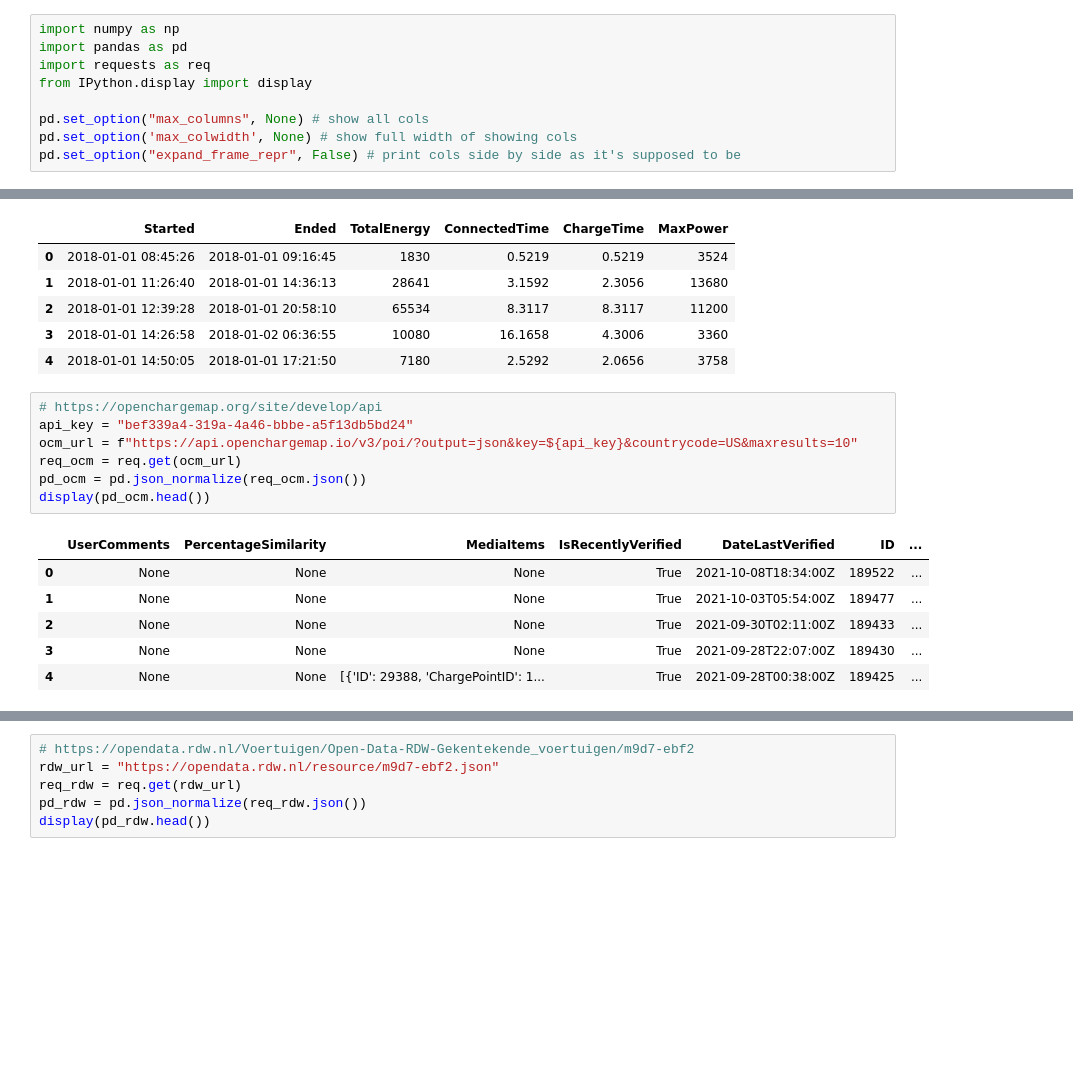
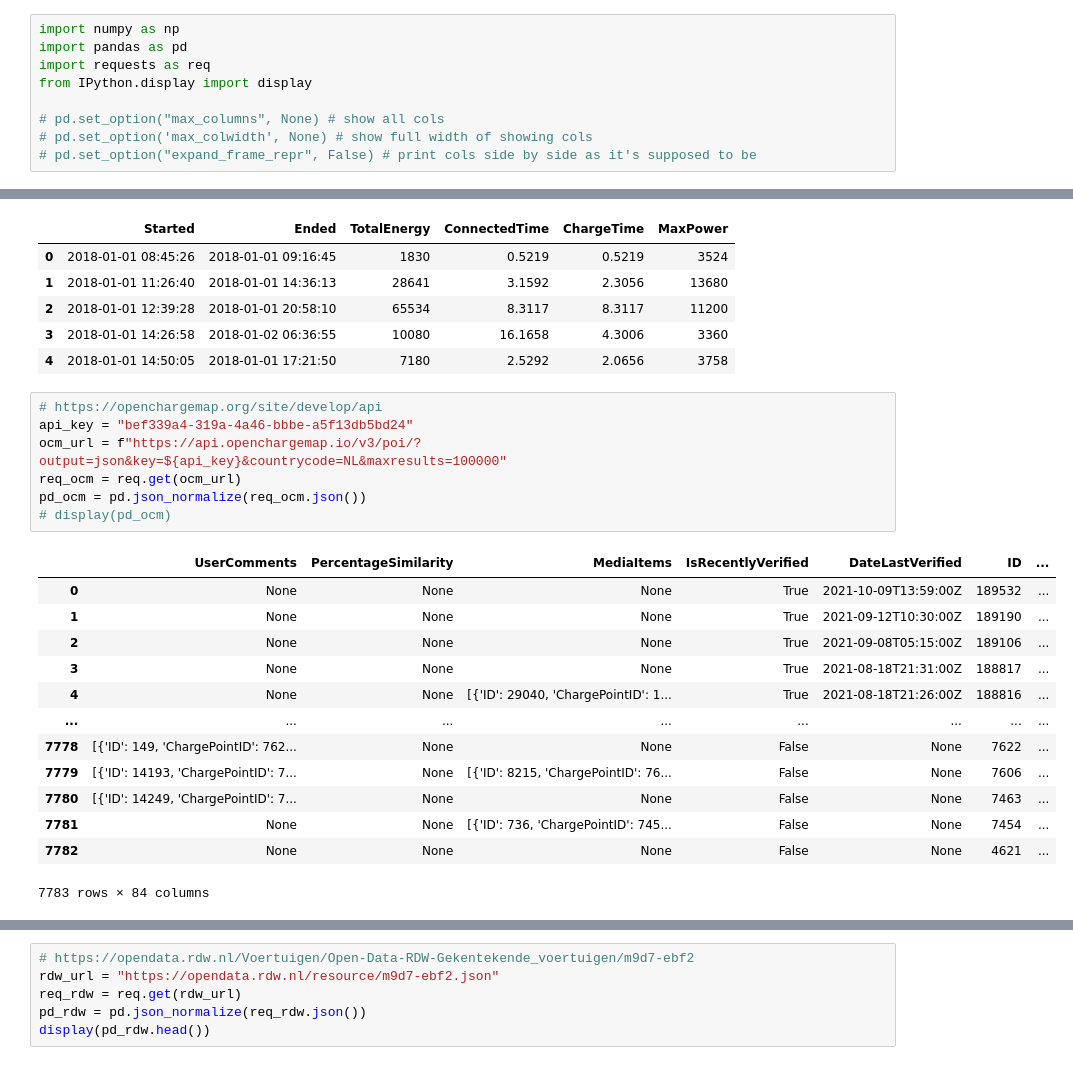
Before and after one commit to omwro/laadpalen, a Jupyter notebook: main.ipynb, the cells around one changed output, grey strips where cells are left out. Saved outputs shown, nothing was run; the diff lists cells and outputs as text; blank space fills up the shorter version.

```diff
--- a/main.ipynb
+++ b/main.ipynb
@@ -13,9 +13,9 @@ import pandas as pd
 import requests as req
 from IPython.display import display
 
-pd.set_option("max_columns", None) # show all cols
-pd.set_option('max_colwidth', None) # show full width of showing cols
-pd.set_option("expand_frame_repr", False) # print cols side by side as it's supposed to be
+# pd.set_option("max_columns", None) # show all cols
+# pd.set_option('max_colwidth', None) # show full width of showing cols
+# pd.set_option("expand_frame_repr", False) # print cols side by side as it's supposed to be
 # %% [markdown]
 ### Data imports
 # %%
@@ -31,14 +31,21 @@ pd_lpd.head()
 # %%
 # https://openchargemap.org/site/develop/api
 api_key = "bef339a4-319a-4a46-bbbe-a5f13db5bd24"
-ocm_url = f"https://api.openchargemap.io/v3/poi/?output=json&key=${api_key}&countrycode=US&maxresults=10"
+ocm_url = f"https://api.openchargemap.io/v3/poi/?output=json&key=${api_key}&countrycode=NL&maxresults=100000"
 req_ocm = req.get(ocm_url)
 pd_ocm = pd.json_normalize(req_ocm.json())
-display(pd_ocm.head())
+# display(pd_ocm)
 # %% [output]
 |  | UserComments | PercentageSimilarity | MediaItems | IsRecentlyVerified | DateLastVerified | ID | ... |
-| 0 | None | None | None | True | 2021-10-08T18:34:00Z | 189522 | ... |
-| 1 | None | None | None | True | 2021-10-03T05:54:00Z | 189477 | ... |
-| 2 | None | None | None | True | 2021-09-30T02:11:00Z | 189433 | ... |
-| 3 | None | None | None | True | 2021-09-28T22:07:00Z | 189430 | ... |
-| 4 | None | None | [{'ID': 29388, 'ChargePointID': 1... | True | 2021-09-28T00:38:00Z | 189425 | ... |
+| 0 | None | None | None | True | 2021-10-09T13:59:00Z | 189532 | ... |
+| 1 | None | None | None | True | 2021-09-12T10:30:00Z | 189190 | ... |
+| 2 | None | None | None | True | 2021-09-08T05:15:00Z | 189106 | ... |
+| 3 | None | None | None | True | 2021-08-18T21:31:00Z | 188817 | ... |
+| 4 | None | None | [{'ID': 29040, 'ChargePointID': 1... | True | 2021-08-18T21:26:00Z | 188816 | ... |
+| ... | ... | ... | ... | ... | ... | ... | ... |
+| 7778 | [{'ID': 149, 'ChargePointID': 762... | None | None | False | None | 7622 | ... |
+| 7779 | [{'ID': 14193, 'ChargePointID': 7... | None | [{'ID': 8215, 'ChargePointID': 76... | False | None | 7606 | ... |
+| 7780 | [{'ID': 14249, 'ChargePointID': 7... | None | None | False | None | 7463 | ... |
+| 7781 | None | None | [{'ID': 736, 'ChargePointID': 745... | False | None | 7454 | ... |
+| 7782 | None | None | None | False | None | 4621 | ... |
+7783 rows × 84 columns
```
Also changed, not shown: parts of 2 cells of this notebook.
